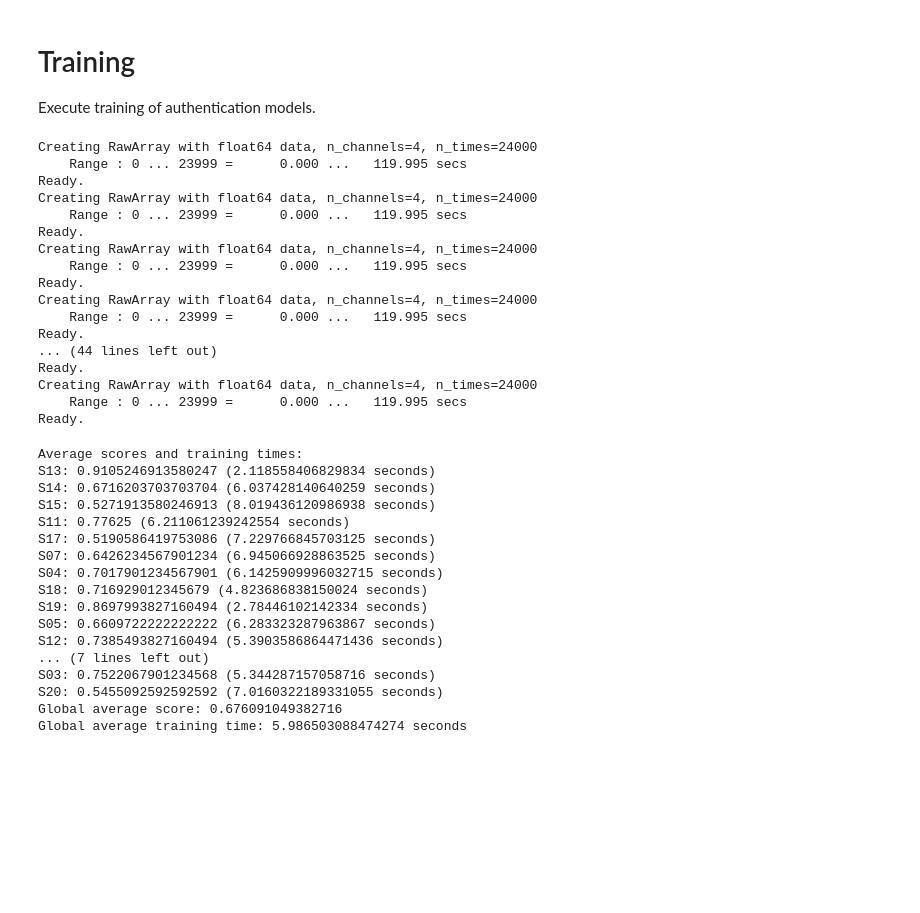
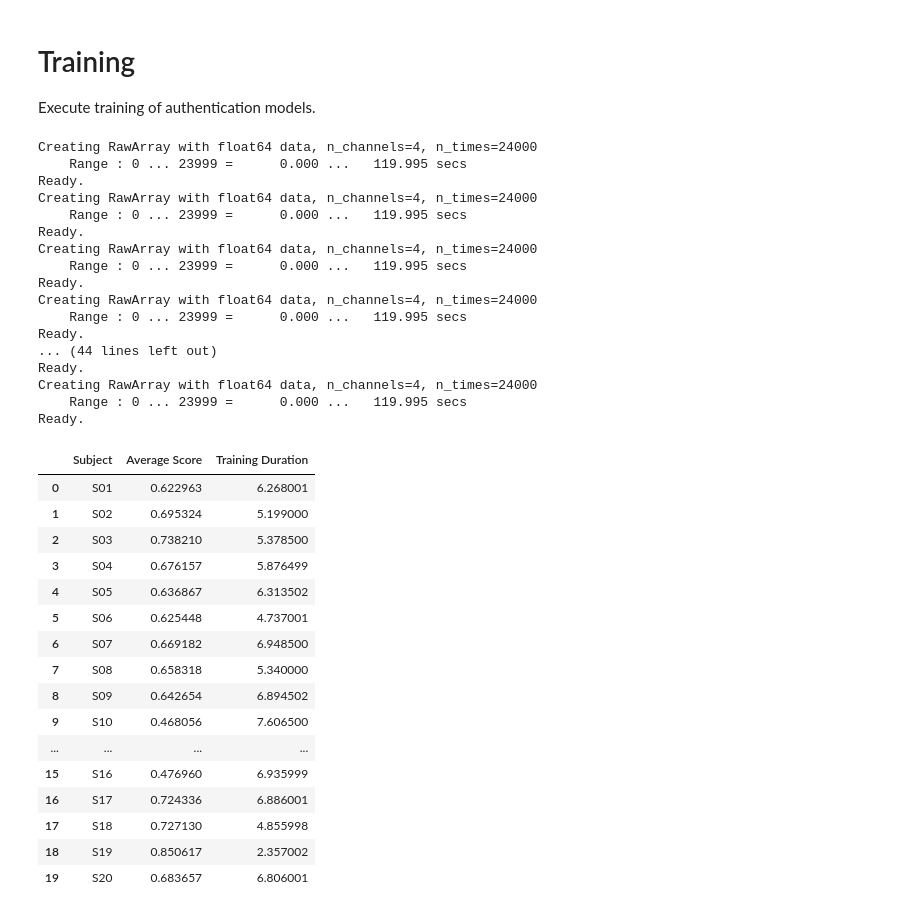
Before and after one commit to CPP-EEG-Authentication-Defense-Project/Authentication-Models, a Jupyter notebook: plain-classifiers/ar-svm.ipynb, the cells around one changed output. Saved outputs shown, nothing was run; the diff lists cells and outputs as text; code cells hidden in the pictures; blank space fills up the shorter version.

Commit message:
Update statistical output for ar-svm

```diff
--- a/plain-classifiers/ar-svm.ipynb
+++ b/plain-classifiers/ar-svm.ipynb
@@ -92,12 +93,6 @@ ar_svm_builder = ARSVMBuilder(
     data_processor=data_processor
 )
 results = ar_svm_builder.train(K_FOLDS)
-print('Average scores and training times:')
-for subject, average in results.iter_subject_average_scores():
-    training_time = results.training_statistics[subject].training_duration
-    print(f'{subject}: {average} ({training_time} seconds)')
-print(f'Global average score: {results.global_average_score}')
-print(f'Global average training time: {results.global_average_time} seconds')
 # %% [output]
 Creating RawArray with float64 data, n_channels=4, n_times=24000
     Range : 0 ... 23999 =      0.000 ...   119.995 secs
@@ -116,20 +111,31 @@ Ready.
 Creating RawArray with float64 data, n_channels=4, n_times=24000
     Range : 0 ... 23999 =      0.000 ...   119.995 secs
 Ready.
-Average scores and training times:
-S13: 0.9105246913580247 (2.118558406829834 seconds)
-S14: 0.6716203703703704 (6.037428140640259 seconds)
-S15: 0.5271913580246913 (8.019436120986938 seconds)
-S11: 0.77625 (6.211061239242554 seconds)
-S17: 0.5190586419753086 (7.229766845703125 seconds)
-S07: 0.6426234567901234 (6.945066928863525 seconds)
-S04: 0.7017901234567901 (6.1425909996032715 seconds)
-S18: 0.716929012345679 (4.823686838150024 seconds)
-S19: 0.8697993827160494 (2.78446102142334 seconds)
-S05: 0.6609722222222222 (6.283323287963867 seconds)
-S12: 0.7385493827160494 (5.3903586864471436 seconds)
-... (7 lines left out)
-S03: 0.7522067901234568 (5.344287157058716 seconds)
-S20: 0.5455092592592592 (7.0160322189331055 seconds)
-Global average score: 0.676091049382716
-Global average training time: 5.986503088474274 seconds
+# %%
+subject_score_rows = []
+for subject in results.training_statistics:
+    subject_score_rows.append([
+        subject,
+        results.training_statistics[subject].average_score,
+        results.training_statistics[subject].training_duration
+    ])
+subject_scores = pd.DataFrame(subject_score_rows, columns=['Subject', 'Average Score', 'Training Duration'])
+subject_scores
+# %% [output]
+|  | Subject | Average Score | Training Duration |
+| 0 | S01 | 0.622963 | 6.268001 |
+| 1 | S02 | 0.695324 | 5.199000 |
+| 2 | S03 | 0.738210 | 5.378500 |
+| 3 | S04 | 0.676157 | 5.876499 |
+| 4 | S05 | 0.636867 | 6.313502 |
+| 5 | S06 | 0.625448 | 4.737001 |
+| 6 | S07 | 0.669182 | 6.948500 |
+| 7 | S08 | 0.658318 | 5.340000 |
+| 8 | S09 | 0.642654 | 6.894502 |
+| 9 | S10 | 0.468056 | 7.606500 |
+| ... | ... | ... | ... |
+| 15 | S16 | 0.476960 | 6.935999 |
+| 16 | S17 | 0.724336 | 6.886001 |
+| 17 | S18 | 0.727130 | 4.855998 |
+| 18 | S19 | 0.850617 | 2.357002 |
+| 19 | S20 | 0.683657 | 6.806001 |
```
Also changed, not shown: parts of 3 cells of this notebook, 1 other file.
